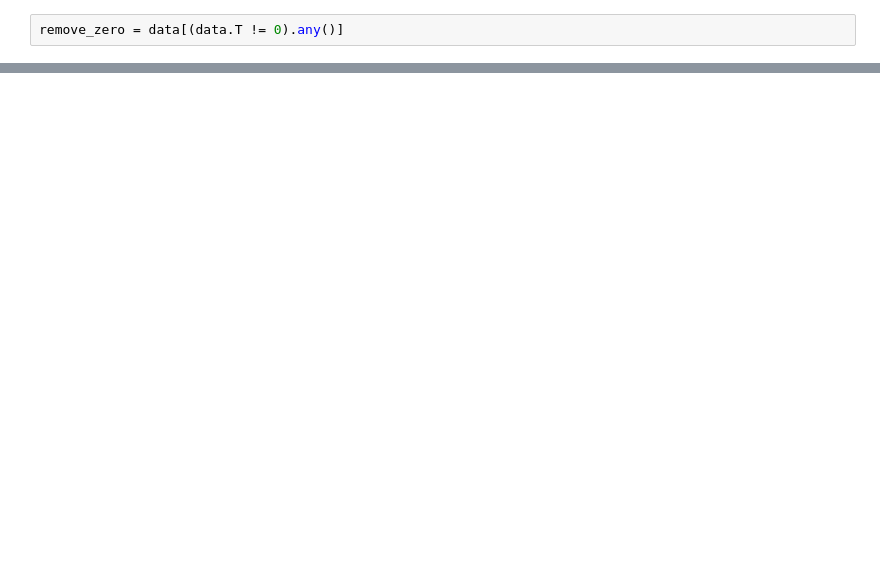
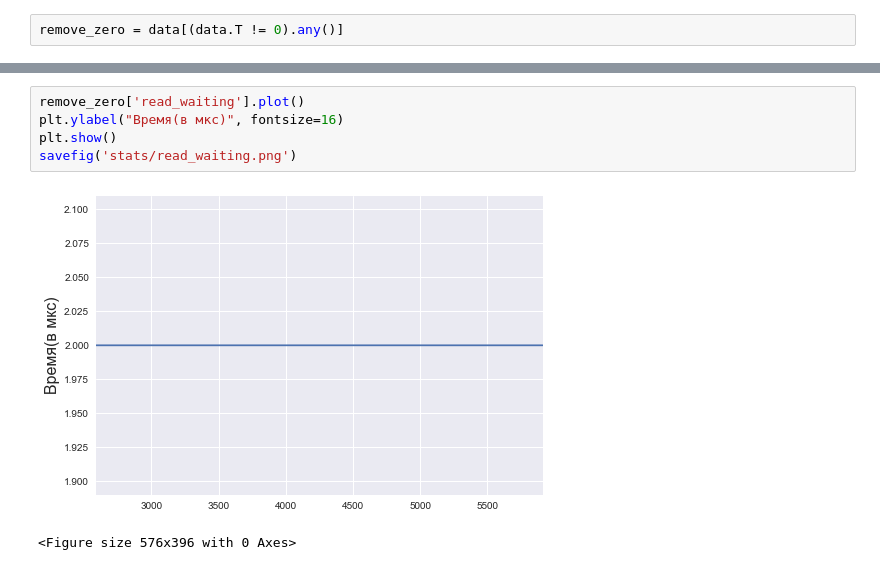
Before and after one commit to mazuninky/ifmo-labs, a Jupyter notebook: multithread/mtp-lab3/data-handler/Stats.ipynb, the cells around one changed output, grey strips where cells are left out. Cells and saved outputs as stored; diff of their text form; blank space fills up the shorter version.

```diff
--- a/multithread/mtp-lab3/data-handler/Stats.ipynb
+++ b/multithread/mtp-lab3/data-handler/Stats.ipynb
@@ -45,0 +50,8 @@ array([<matplotlib.axes._subplots.AxesSubplot object at 0x...>,
+# %%
+remove_zero['read_waiting'].plot()
+plt.ylabel("Время(в мкс)", fontsize=16)
+plt.show()
+savefig('stats/read_waiting.png')
+# %% [output]
+[figure, added]
+<Figure size 576x396 with 0 Axes>
```
Also changed, not shown: parts of 10 cells of this notebook, 17 other files.
